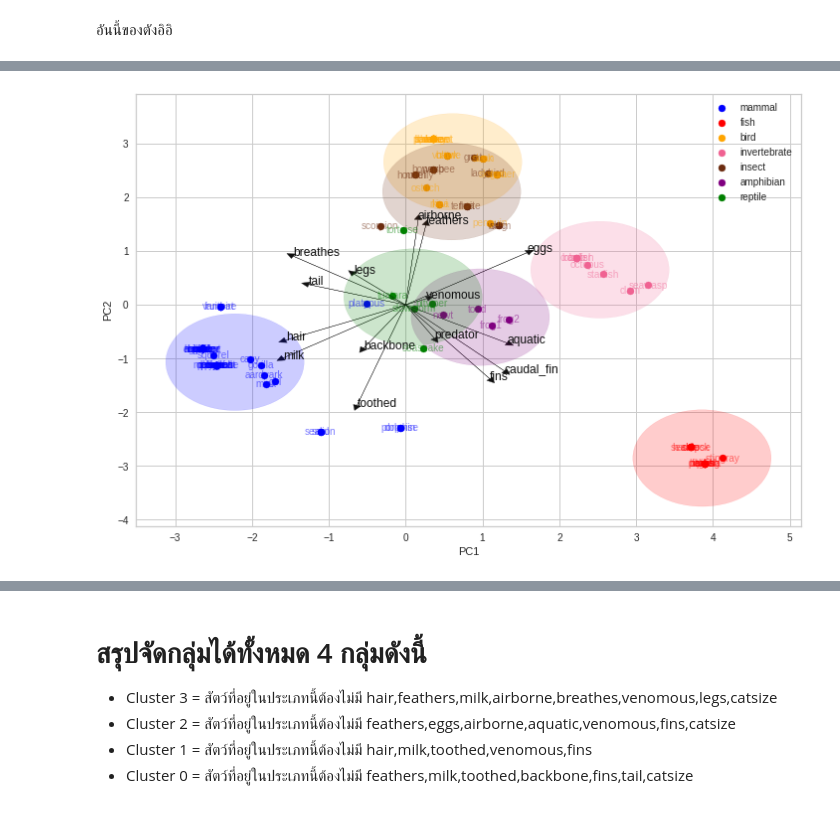
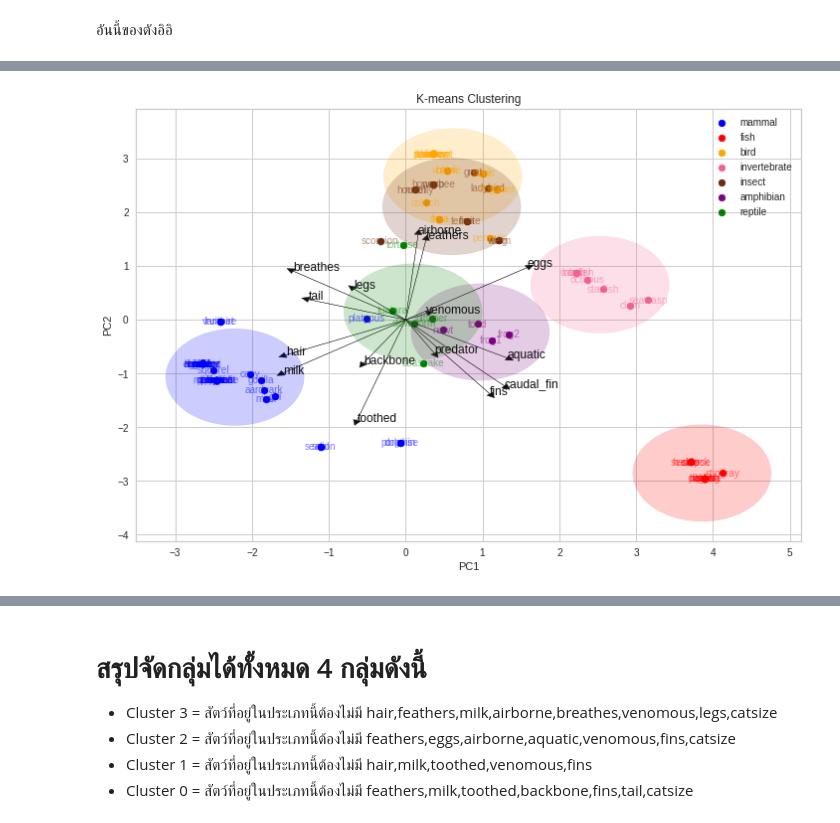
Before and after one commit to TungSoPon/bsc_dpdm22, a Jupyter notebook: Project_Datamining.ipynb, the cells around one changed output, grey strips where cells are left out. Cells and saved outputs as stored; diff of their text form; code cells hidden in the pictures.

```diff
--- a/Project_Datamining.ipynb
+++ b/Project_Datamining.ipynb
@@ -774,31 +795,32 @@ X_pca = pca.fit_transform(X_scaled)
 type_colors = {"mammal": "blue", "bird": "orange", "reptile": "green", "fish": "red", "amphibian": "purple", "insect": "#6c2c10", "invertebrate": "#f06292"}
 
 # Create biplot
 fig, ax = plt.subplots(figsize=(12, 8))
 for i, animal_type in enumerate(y.unique()):
     ax.scatter(X_pca[y == animal_type, 0], X_pca[y == animal_type, 1], label=animal_type, color=type_colors[animal_type])
 
 for i, feature in enumerate(X.columns):
     ax.arrow(0, 0, pca.components_[0, i] * 4.15, pca.components_[1, i]* 4.10, head_width=0.1, head_length=0.1, color="k")
     ax.text(pca.components_[0, i] * 4.15, pca.components_[1, i] * 4.15, feature, color="k")
 
 for i, animal in enumerate(zoo["animal_name"]):
     animal_type = y[i]
     ax.text(X_pca[i, 0], X_pca[i, 1], animal, ha="center", va="center", fontsize=10, color=type_colors[animal_type], alpha=0.5)
 
 ax.set_xlabel("PC1")
 ax.set_ylabel("PC2")
 ax.legend()
 
 # Calculate mean PCA scores of each group
 pca_df = pd.DataFrame({"PC1": X_pca[:, 0], "PC2": X_pca[:, 1], "Type": y})
 mean_pca = pca_df.groupby("Type").mean()
 
 # Plot group circles
 for i, animal_type in enumerate(y.unique()):
     circle = plt.Circle((mean_pca.loc[animal_type, "PC1"], mean_pca.loc[animal_type, "PC2"]), radius=0.9, color=type_colors[animal_type], alpha=0.2)
     ax.add_patch(circle)
 
+plt.title('K-means Clustering');
 plt.show()
 # %% [output]
-[figure, old version]
+[figure, new version]
```
Also changed, not shown: parts of 11 cells of this notebook.
